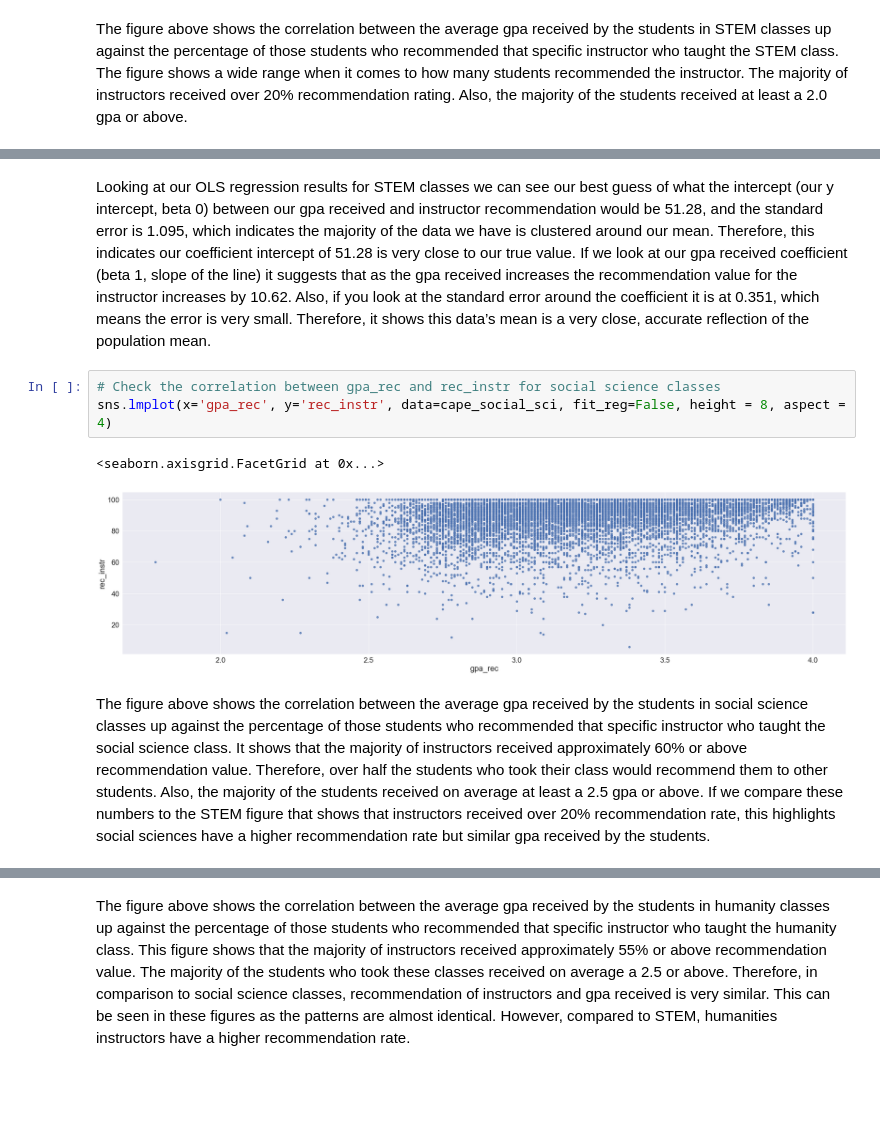
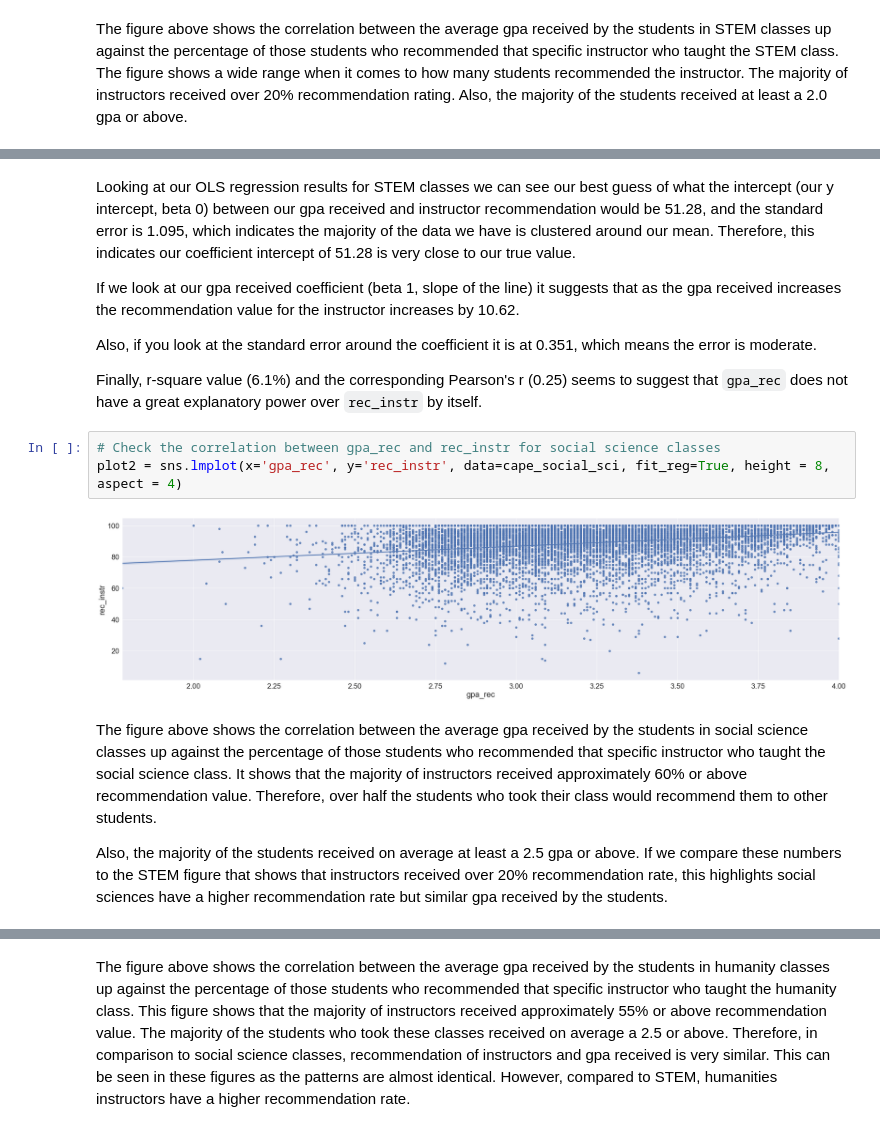
Before and after one commit to p-ghag/DataScience, a Jupyter notebook: EDACheckpoint_group046.ipynb, the cells around one changed output, grey strips where cells are left out. Saved outputs shown, nothing was run; the diff lists cells and outputs as text; blank space fills up the shorter version.

Commit message:
Update write up for correlation models

```diff
--- a/EDACheckpoint_group046.ipynb
+++ b/EDACheckpoint_group046.ipynb
@@ -302,15 +301,22 @@ Covariance Type:            nonrobust
 Notes:
 [1] Standard Errors assume that the covariance matrix of the errors is correctly specified.
 # %% [markdown]
-Looking at our OLS regression results for STEM classes we can see our best guess of what the intercept (our y intercept, beta 0) between our gpa received and instructor recommendation would be 51.28, and the standard error is 1.095, which indicates the majority of the data we have is clustered around our mean. Therefore, this indicates our coefficient intercept of 51.28 is very close to our true value. If we look at our gpa received coefficient (beta 1, slope of the line) it suggests that as the gpa received increases the recommendation value for the instructor increases by 10.62. Also, if you look at the standard error around the coefficient it is at 0.351, which means the error is very small. Therefore, it shows this data’s mean is a very close, accurate reflection of the population mean.
+Looking at our OLS regression results for STEM classes we can see our best guess of what the intercept (our y intercept, beta 0) between our gpa received and instructor recommendation would be 51.28, and the standard error is 1.095, which indicates the majority of the data we have is clustered around our mean. Therefore, this indicates our coefficient intercept of 51.28 is very close to our true value.
+
+If we look at our gpa received coefficient (beta 1, slope of the line) it suggests that as the gpa received increases the recommendation value for the instructor increases by 10.62.
+
+Also, if you look at the standard error around the coefficient it is at 0.351, which means the error is moderate.
+
+Finally, r-square value (6.1%) and the corresponding Pearson's r (0.25) seems to suggest that `gpa_rec` does not have a great explanatory power over `rec_instr` by itself.
 # %%
 # Check the correlation between gpa_rec and rec_instr for social science classes
-sns.lmplot(x='gpa_rec', y='rec_instr', data=cape_social_sci, fit_reg=False, height = 8, aspect = 4)
+plot2 = sns.lmplot(x='gpa_rec', y='rec_instr', data=cape_social_sci, fit_reg=True, height = 8, aspect = 4)
 # %% [output]
-<seaborn.axisgrid.FacetGrid at 0x...>
-[figure, old version]
+[figure, new version]
 # %% [markdown]
-The figure above shows the correlation between the average gpa received by the students in social science classes up against the percentage of those students who recommended that specific instructor who taught the social science class. It shows that the majority of instructors received approximately 60% or above recommendation value. Therefore, over half the students who took their class would recommend them to other students. Also, the majority of the students received on average at least a 2.5 gpa or above. If we compare these numbers to the STEM figure that shows that instructors received over 20% recommendation rate, this highlights social sciences have a higher recommendation rate but similar gpa received by the students.
+The figure above shows the correlation between the average gpa received by the students in social science classes up against the percentage of those students who recommended that specific instructor who taught the social science class. It shows that the majority of instructors received approximately 60% or above recommendation value. Therefore, over half the students who took their class would recommend them to other students.
+
+Also, the majority of the students received on average at least a 2.5 gpa or above. If we compare these numbers to the STEM figure that shows that instructors received over 20% recommendation rate, this highlights social sciences have a higher recommendation rate but similar gpa received by the students.
 # %%
 # Construct and report a model that measures the relationship between gpa_rec & rec_instr
 # for cape_social_sci
```
Also changed, not shown: parts of 14 cells of this notebook.
